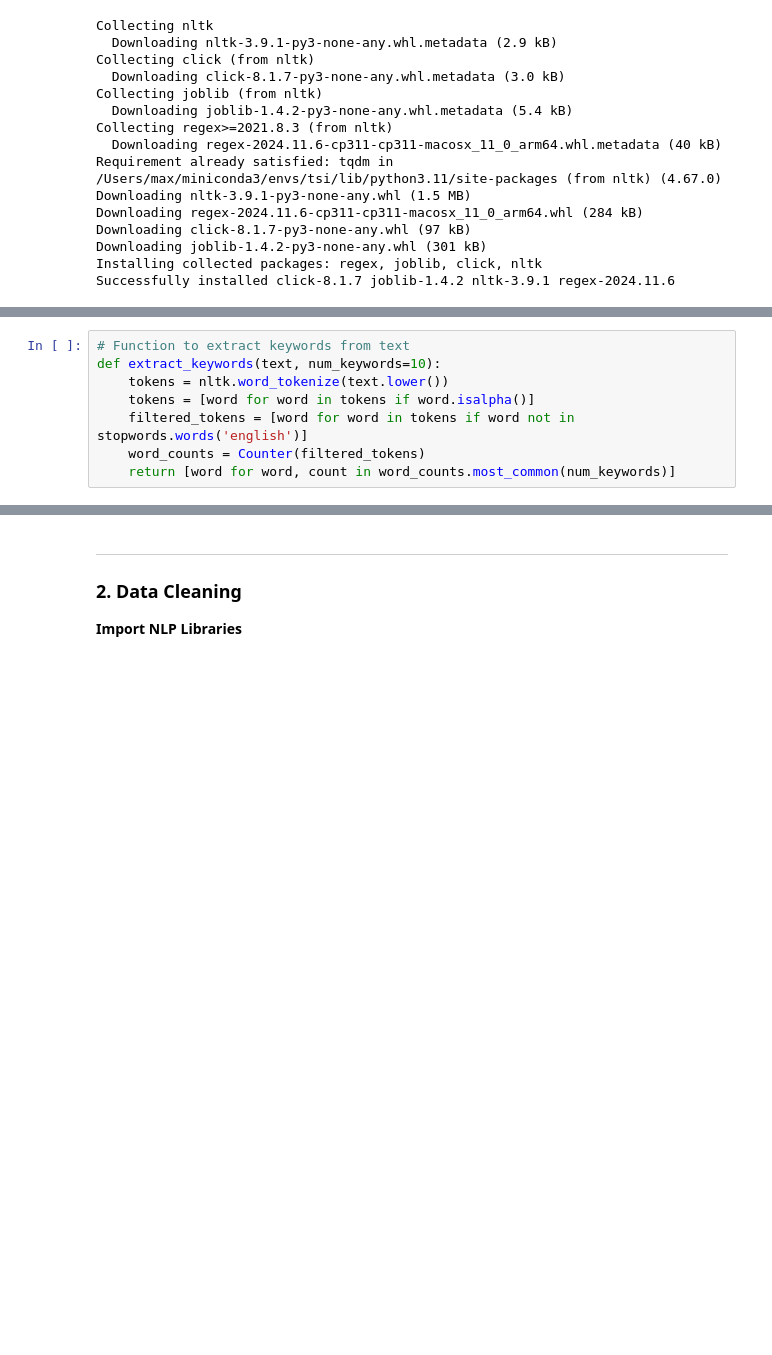
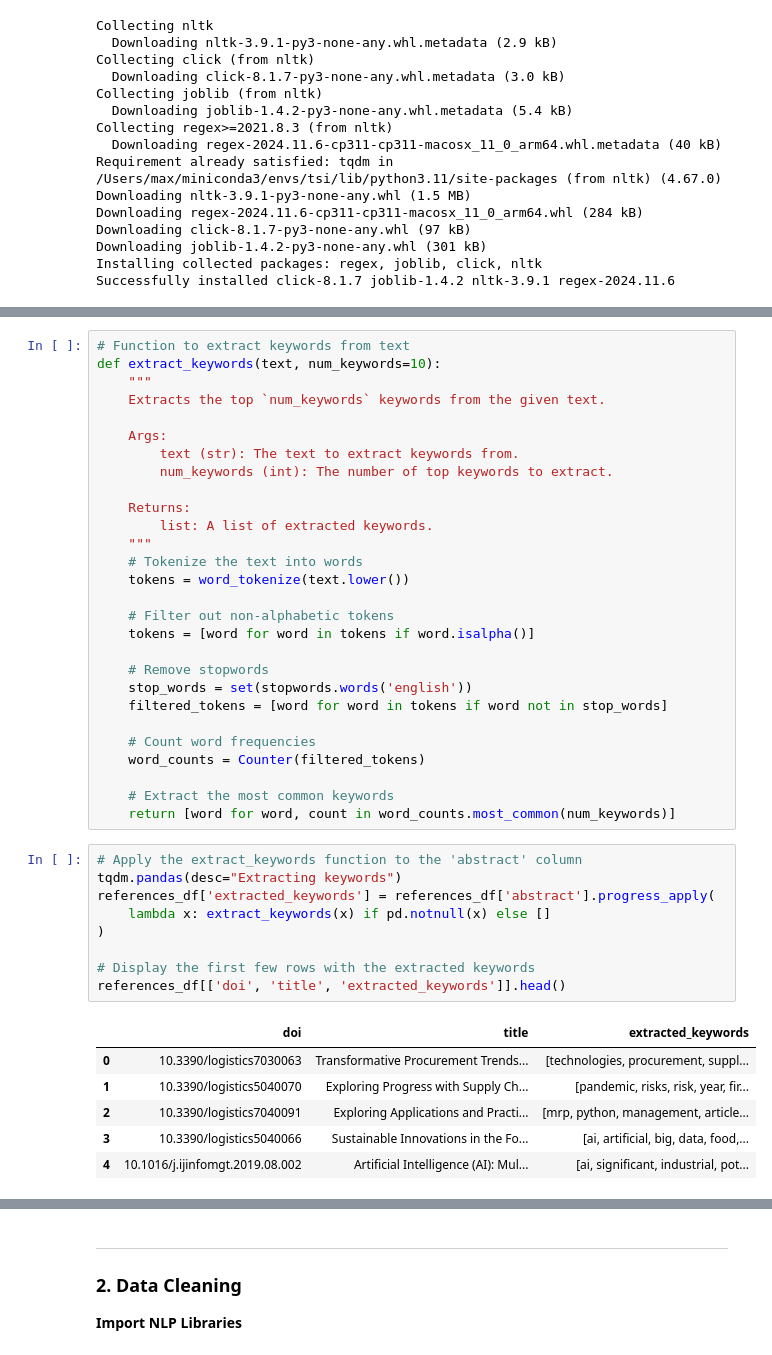
Before and after one commit to skazo4nick/tsi-sota-ai, a Jupyter notebook: notebooks/1_keywords_analysis.ipynb, the cells around one changed output, grey strips where cells are left out. Saved outputs shown, nothing was run; the diff lists cells and outputs as text; blank space fills up the shorter version.

```diff
--- a/notebooks/1_keywords_analysis.ipynb
+++ b/notebooks/1_keywords_analysis.ipynb
@@ -361,8 +369,44 @@ True
 # %%
 # Function to extract keywords from text
 def extract_keywords(text, num_keywords=10):
-    tokens = nltk.word_tokenize(text.lower())
+    """
+    Extracts the top `num_keywords` keywords from the given text.
+
+    Args:
+        text (str): The text to extract keywords from.
+        num_keywords (int): The number of top keywords to extract.
+
+    Returns:
+        list: A list of extracted keywords.
+    """
+    # Tokenize the text into words
+    tokens = word_tokenize(text.lower())
+
+    # Filter out non-alphabetic tokens
     tokens = [word for word in tokens if word.isalpha()]
-    filtered_tokens = [word for word in tokens if word not in stopwords.words('english')]
+
+    # Remove stopwords
+    stop_words = set(stopwords.words('english'))
+    filtered_tokens = [word for word in tokens if word not in stop_words]
+
+    # Count word frequencies
     word_counts = Counter(filtered_tokens)
+
+    # Extract the most common keywords
     return [word for word, count in word_counts.most_common(num_keywords)]
+# %%
+# Apply the extract_keywords function to the 'abstract' column
+tqdm.pandas(desc="Extracting keywords")
+references_df['extracted_keywords'] = references_df['abstract'].progress_apply(
+    lambda x: extract_keywords(x) if pd.notnull(x) else []
+)
+
+# Display the first few rows with the extracted keywords
+references_df[['doi', 'title', 'extracted_keywords']].head()
+# %% [output]
+|  | doi | title | extracted_keywords |
+| 0 | 10.3390/logistics7030063 | Transformative Procurement Trends... | [technologies, procurement, suppl... |
+| 1 | 10.3390/logistics5040070 | Exploring Progress with Supply Ch... | [pandemic, risks, risk, year, fir... |
+| 2 | 10.3390/logistics7040091 | Exploring Applications and Practi... | [mrp, python, management, article... |
+| 3 | 10.3390/logistics5040066 | Sustainable Innovations in the Fo... | [ai, artificial, big, data, food,... |
+| 4 | 10.1016/j.ijinfomgt.2019.08.002 | Artificial Intelligence (AI): Mul... | [ai, significant, industrial, pot... |
```
Also changed, not shown: parts of 15 cells of this notebook, 1 other file.
